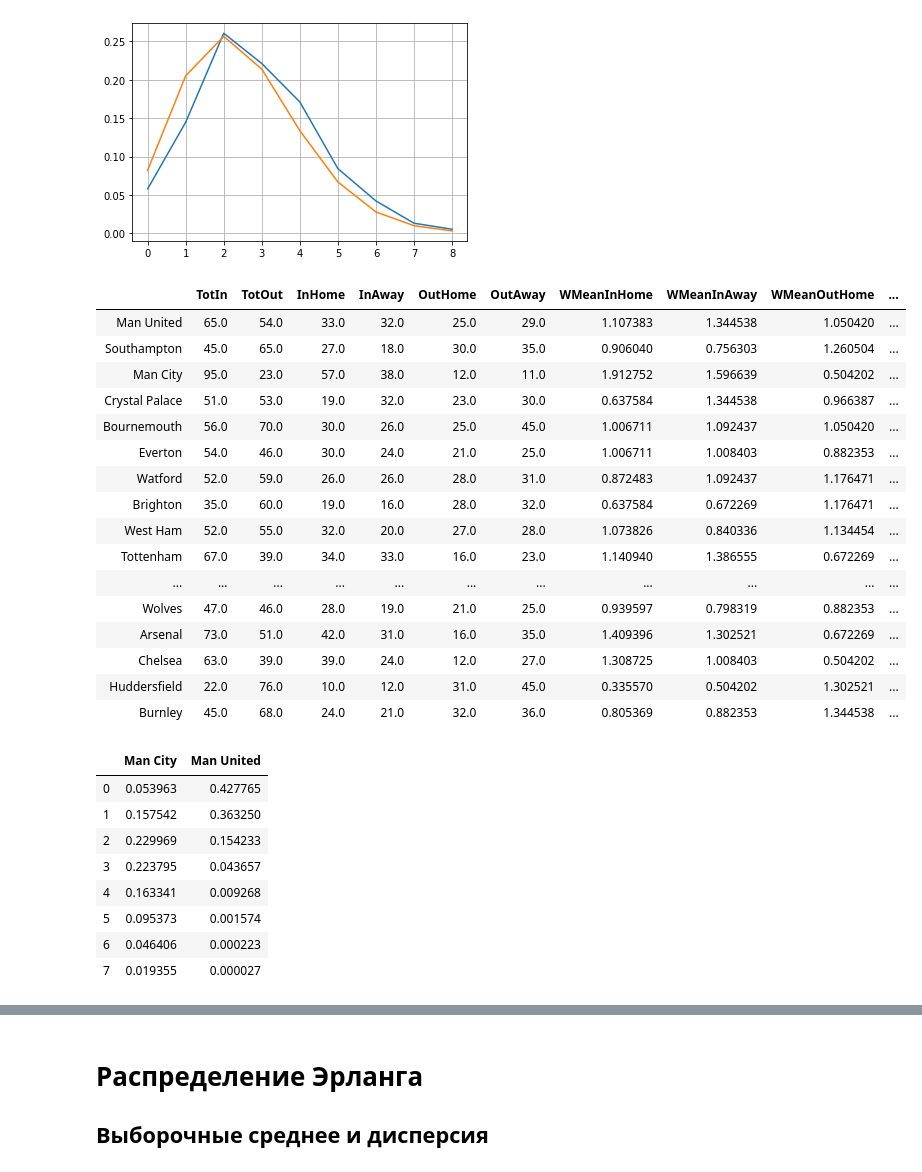
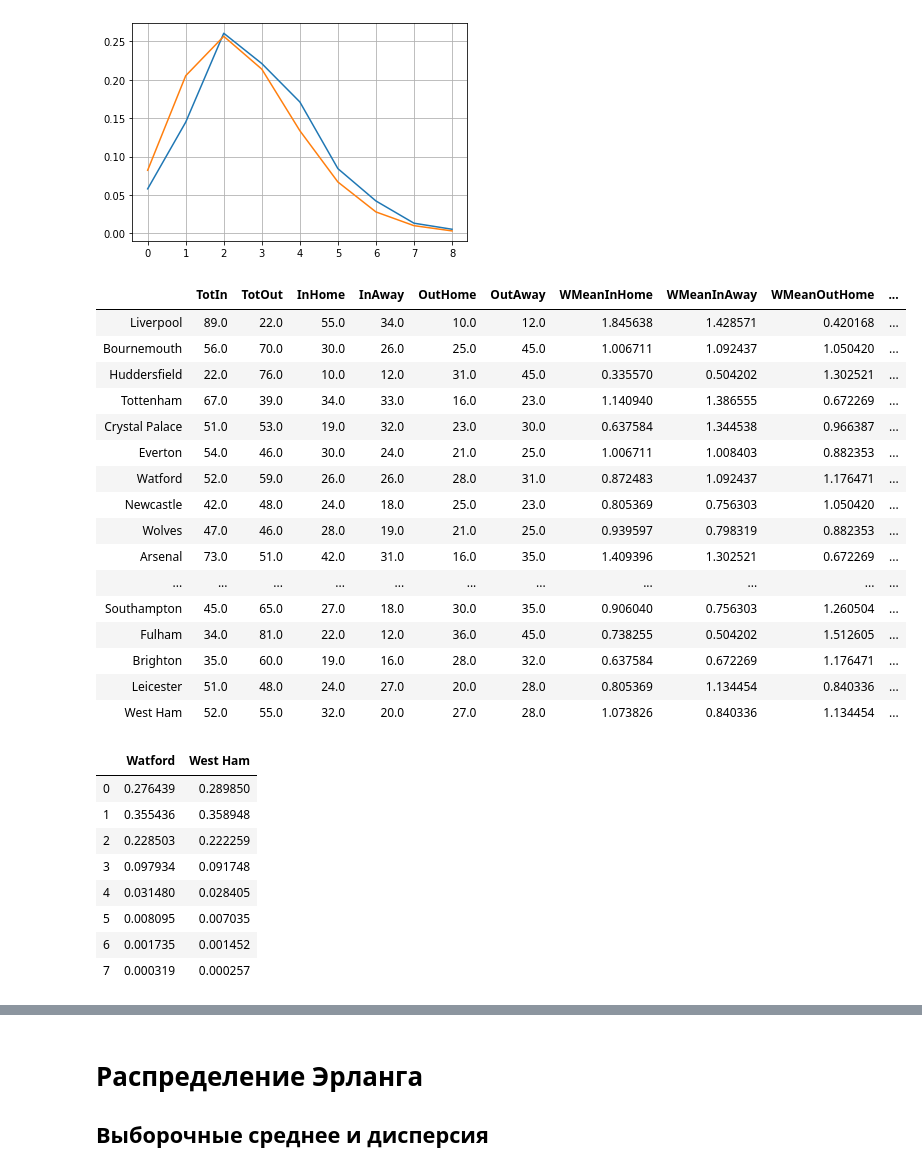
Before and after one commit to NikitaYurasov/Mathematical-statistics, a Jupyter notebook: ДЗ3.ipynb, the cells around one changed output, grey strips where cells are left out. Saved outputs shown, nothing was run; the diff lists cells and outputs as text; code cells hidden in the pictures.

```diff
--- a/ДЗ3.ipynb
+++ b/ДЗ3.ipynb
@@ -159,50 +149,53 @@ def Stats_Per_Team(stats):
     goals_per_team = {}
     for team in teams:
         goals = np.array([0, 0, 0, 0, 0, 0, 0, 0, 0, 0], dtype='f8')#забили всего, пропустили всего, забили дома, забили на выезде, пропустили дома, пропустили на выезде
         for i in range(380):
             if stats.loc[i][2] == team:
                 goals[0] += stats.loc[i][4]
                 goals[1] += stats.loc[i][5]
                 goals[2] += stats.loc[i][4]
                 goals[4] += stats.loc[i][5]
             if stats.loc[i][3] == team:
                 goals[0] += stats.loc[i][5]
                 goals[1] += stats.loc[i][4]
                 goals[3] += stats.loc[i][5]
                 goals[5] += stats.loc[i][4]
         goals_per_team[team] = goals
     new_stats = pd.DataFrame(goals_per_team.values(),
                          index=goals_per_team.keys(), columns=['TotIn', 'TotOut', 'InHome', 'InAway',
                                                                'OutHome', 'OutAway', 'WMeanInHome', 'WMeanInAway',
                                                                'WMeanOutHome', 'WMeanOutAway'])
     mean_in_home = np.sum(new_stats['InHome'])/380
     mean_in_away = np.sum(new_stats['InAway'])/380
     for i in range(20):
         new_stats.iloc[i]['WMeanInHome'] = new_stats.iloc[i]['InHome']/19/mean_in_home
         new_stats.iloc[i]['WMeanInAway'] = new_stats.iloc[i]['InAway']/19/mean_in_away
         new_stats.iloc[i]['WMeanOutHome'] = new_stats.iloc[i]['OutHome']/19/mean_in_away
         new_stats.iloc[i]['WMeanOutAway'] = new_stats.iloc[i]['OutAway']/19/mean_in_home
     return new_stats
 
-Stats_Per_Team(stats)
+new_stats = Stats_Per_Team(stats)
+mean_in_home = np.sum(new_stats['InHome'])/380
+mean_in_away = np.sum(new_stats['InAway'])/380
+new_stats
 # %% [output]
 |  | TotIn | TotOut | InHome | InAway | OutHome | OutAway | WMeanInHome | WMeanInAway | WMeanOutHome | ... |
-| Man United | 65.0 | 54.0 | 33.0 | 32.0 | 25.0 | 29.0 | 1.107383 | 1.344538 | 1.050420 | ... |
-| Southampton | 45.0 | 65.0 | 27.0 | 18.0 | 30.0 | 35.0 | 0.906040 | 0.756303 | 1.260504 | ... |
-| Man City | 95.0 | 23.0 | 57.0 | 38.0 | 12.0 | 11.0 | 1.912752 | 1.596639 | 0.504202 | ... |
+| Liverpool | 89.0 | 22.0 | 55.0 | 34.0 | 10.0 | 12.0 | 1.845638 | 1.428571 | 0.420168 | ... |
+| Bournemouth | 56.0 | 70.0 | 30.0 | 26.0 | 25.0 | 45.0 | 1.006711 | 1.092437 | 1.050420 | ... |
+| Huddersfield | 22.0 | 76.0 | 10.0 | 12.0 | 31.0 | 45.0 | 0.335570 | 0.504202 | 1.302521 | ... |
+| Tottenham | 67.0 | 39.0 | 34.0 | 33.0 | 16.0 | 23.0 | 1.140940 | 1.386555 | 0.672269 | ... |
 | Crystal Palace | 51.0 | 53.0 | 19.0 | 32.0 | 23.0 | 30.0 | 0.637584 | 1.344538 | 0.966387 | ... |
-| Bournemouth | 56.0 | 70.0 | 30.0 | 26.0 | 25.0 | 45.0 | 1.006711 | 1.092437 | 1.050420 | ... |
 | Everton | 54.0 | 46.0 | 30.0 | 24.0 | 21.0 | 25.0 | 1.006711 | 1.008403 | 0.882353 | ... |
 | Watford | 52.0 | 59.0 | 26.0 | 26.0 | 28.0 | 31.0 | 0.872483 | 1.092437 | 1.176471 | ... |
-| Brighton | 35.0 | 60.0 | 19.0 | 16.0 | 28.0 | 32.0 | 0.637584 | 0.672269 | 1.176471 | ... |
-| West Ham | 52.0 | 55.0 | 32.0 | 20.0 | 27.0 | 28.0 | 1.073826 | 0.840336 | 1.134454 | ... |
-| Tottenham | 67.0 | 39.0 | 34.0 | 33.0 | 16.0 | 23.0 | 1.140940 | 1.386555 | 0.672269 | ... |
-| ... | ... | ... | ... | ... | ... | ... | ... | ... | ... | ... |
+| Newcastle | 42.0 | 48.0 | 24.0 | 18.0 | 25.0 | 23.0 | 0.805369 | 0.756303 | 1.050420 | ... |
 | Wolves | 47.0 | 46.0 | 28.0 | 19.0 | 21.0 | 25.0 | 0.939597 | 0.798319 | 0.882353 | ... |
 | Arsenal | 73.0 | 51.0 | 42.0 | 31.0 | 16.0 | 35.0 | 1.409396 | 1.302521 | 0.672269 | ... |
-| Chelsea | 63.0 | 39.0 | 39.0 | 24.0 | 12.0 | 27.0 | 1.308725 | 1.008403 | 0.504202 | ... |
-| Huddersfield | 22.0 | 76.0 | 10.0 | 12.0 | 31.0 | 45.0 | 0.335570 | 0.504202 | 1.302521 | ... |
-| Burnley | 45.0 | 68.0 | 24.0 | 21.0 | 32.0 | 36.0 | 0.805369 | 0.882353 | 1.344538 | ... |
+| ... | ... | ... | ... | ... | ... | ... | ... | ... | ... | ... |
+| Southampton | 45.0 | 65.0 | 27.0 | 18.0 | 30.0 | 35.0 | 0.906040 | 0.756303 | 1.260504 | ... |
+| Fulham | 34.0 | 81.0 | 22.0 | 12.0 | 36.0 | 45.0 | 0.738255 | 0.504202 | 1.512605 | ... |
+| Brighton | 35.0 | 60.0 | 19.0 | 16.0 | 28.0 | 32.0 | 0.637584 | 0.672269 | 1.176471 | ... |
+| Leicester | 51.0 | 48.0 | 24.0 | 27.0 | 20.0 | 28.0 | 0.805369 | 1.134454 | 0.840336 | ... |
+| West Ham | 52.0 | 55.0 | 32.0 | 20.0 | 27.0 | 28.0 | 1.073826 | 0.840336 | 1.134454 | ... |
 # %%
 def match(team_1, team_2):
     k = 8
@@ -216,18 +209,18 @@ def match(team_1, team_2):
     df = pd.DataFrame({team_1:d1, team_2:d2})
     return df
 # %%
-final_score = match('Man City', 'Man United')
+final_score = match(Home_Team, Away_Team)
 final_score
 # %% [output]
-|  | Man City | Man United |
-| 0 | 0.053963 | 0.427765 |
-| 1 | 0.157542 | 0.363250 |
-| 2 | 0.229969 | 0.154233 |
-| 3 | 0.223795 | 0.043657 |
-| 4 | 0.163341 | 0.009268 |
-| 5 | 0.095373 | 0.001574 |
-| 6 | 0.046406 | 0.000223 |
-| 7 | 0.019355 | 0.000027 |
+|  | Watford | West Ham |
+| 0 | 0.276439 | 0.289850 |
+| 1 | 0.355436 | 0.358948 |
+| 2 | 0.228503 | 0.222259 |
+| 3 | 0.097934 | 0.091748 |
+| 4 | 0.031480 | 0.028405 |
+| 5 | 0.008095 | 0.007035 |
+| 6 | 0.001735 | 0.001452 |
+| 7 | 0.000319 | 0.000257 |
 # %%
 def u_score(prob_score):
     k = 8
```
Also changed, not shown: parts of 15 cells of this notebook.
